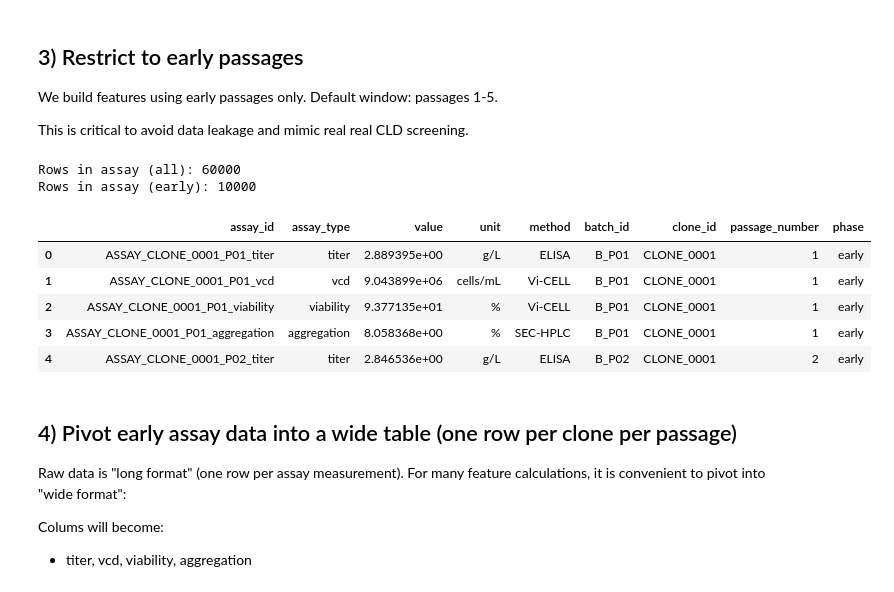
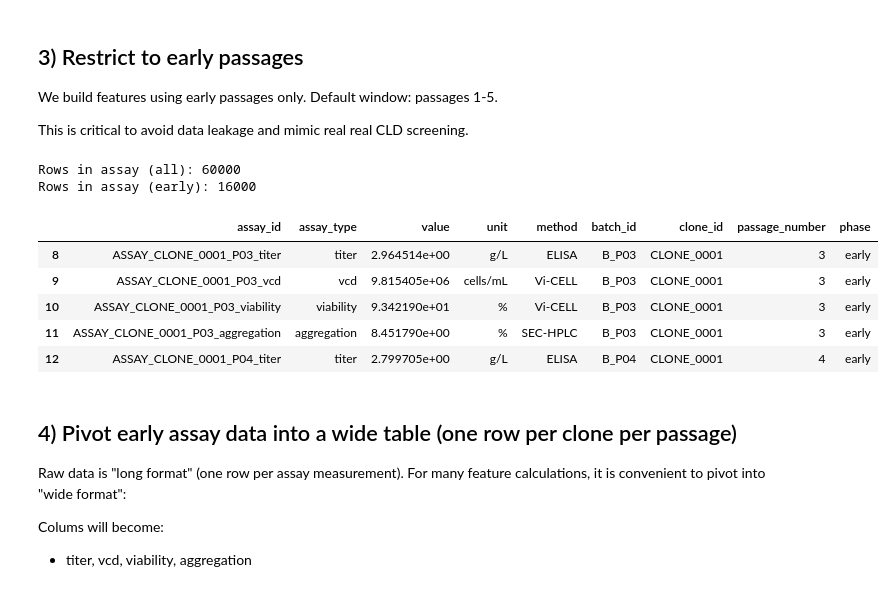
Before and after one commit to Sanghee-L/CLD_ML_PIPELINE, a Jupyter notebook: notebooks/02_feature_engineering.ipynb, the cells around one changed output. Drawn from its saved outputs; the diff is of its cells as text; code cells hidden in the pictures.

Commit message:
adjust k_decay early-window and update code for notebook 03 - standardization, adjust threshold for stability

```diff
--- a/notebooks/02_feature_engineering.ipynb
+++ b/notebooks/02_feature_engineering.ipynb
@@ -70,23 +70,23 @@ Default window: passages 1-5.
 
 This is critical to avoid data leakage and mimic real real CLD screening.
 # %%
-EARLY_START = 1
-EARLY_END = 5
+EARLY_START = 3
+EARLY_END = 10
 
 assay_early = assay[(assay["passage_number"] >= EARLY_START) & (assay["passage_number"] <= EARLY_END)].copy()
 
 print("Rows in assay (all):", len(assay))
 print("Rows in assay (early):", len(assay_early))
 assay_early.head()
 # %% [output]
 Rows in assay (all): 60000
-Rows in assay (early): 10000
+Rows in assay (early): 16000
 |  | assay_id | assay_type | value | unit | method | batch_id | clone_id | passage_number | phase |
-| 0 | ASSAY_CLONE_0001_P01_titer | titer | 2.889395e+00 | g/L | ELISA | B_P01 | CLONE_0001 | 1 | early |
-| 1 | ASSAY_CLONE_0001_P01_vcd | vcd | 9.043899e+06 | cells/mL | Vi-CELL | B_P01 | CLONE_0001 | 1 | early |
-| 2 | ASSAY_CLONE_0001_P01_viability | viability | 9.377135e+01 | % | Vi-CELL | B_P01 | CLONE_0001 | 1 | early |
-| 3 | ASSAY_CLONE_0001_P01_aggregation | aggregation | 8.058368e+00 | % | SEC-HPLC | B_P01 | CLONE_0001 | 1 | early |
-| 4 | ASSAY_CLONE_0001_P02_titer | titer | 2.846536e+00 | g/L | ELISA | B_P02 | CLONE_0001 | 2 | early |
+| 8 | ASSAY_CLONE_0001_P03_titer | titer | 2.964514e+00 | g/L | ELISA | B_P03 | CLONE_0001 | 3 | early |
+| 9 | ASSAY_CLONE_0001_P03_vcd | vcd | 9.815405e+06 | cells/mL | Vi-CELL | B_P03 | CLONE_0001 | 3 | early |
+| 10 | ASSAY_CLONE_0001_P03_viability | viability | 9.342190e+01 | % | Vi-CELL | B_P03 | CLONE_0001 | 3 | early |
+| 11 | ASSAY_CLONE_0001_P03_aggregation | aggregation | 8.451790e+00 | % | SEC-HPLC | B_P03 | CLONE_0001 | 3 | early |
+| 12 | ASSAY_CLONE_0001_P04_titer | titer | 2.799705e+00 | g/L | ELISA | B_P04 | CLONE_0001 | 4 | early |
 # %% [markdown]
 ## 4) Pivot early assay data into a wide table (one row per clone per passage)
 
```
Also changed, not shown: parts of 7 cells of this notebook, 6 other files.
